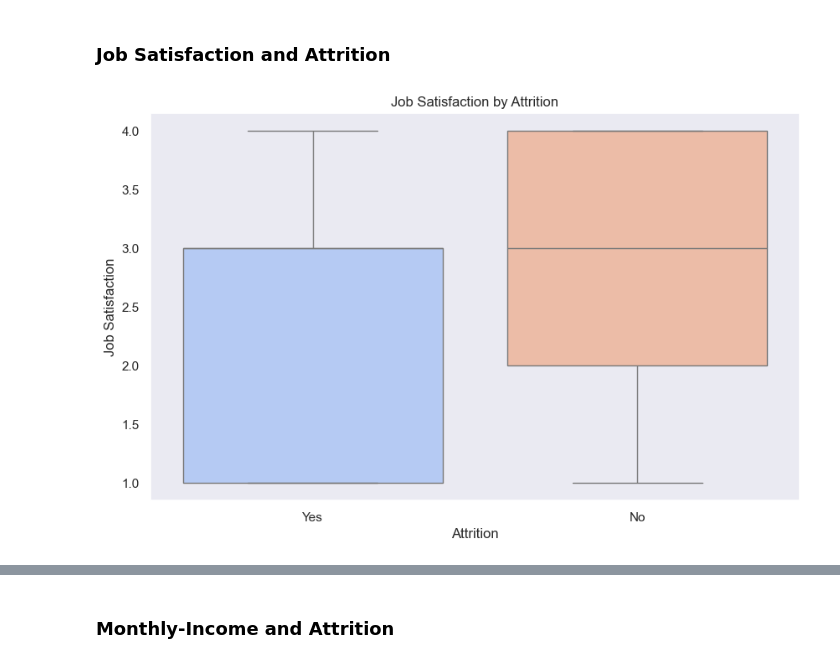
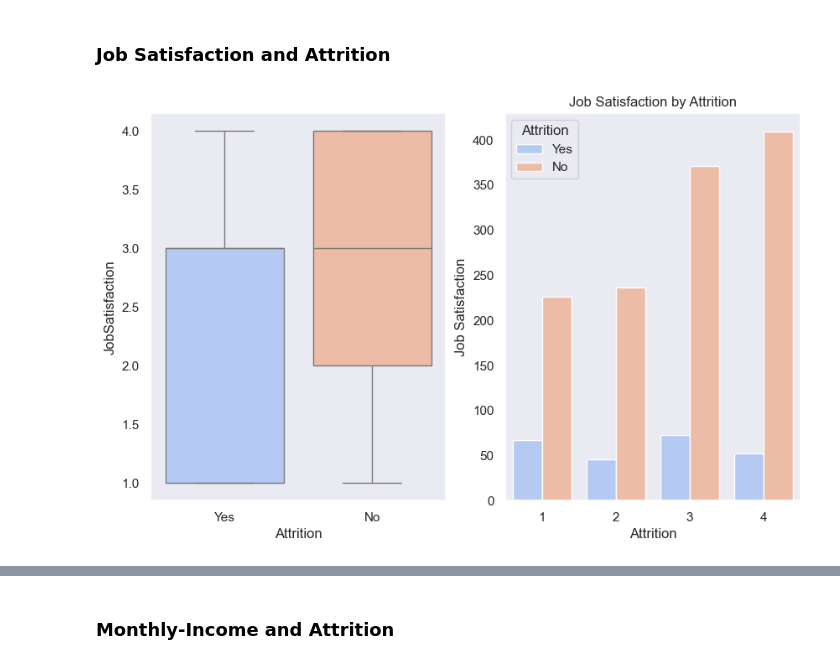
Before and after one commit to Aditya2413/hr_analysis, a Jupyter notebook: HR.ipynb, the cells around one changed output, grey strips where cells are left out. Saved outputs shown, nothing was run; the diff lists cells and outputs as text; code cells hidden in the pictures.

```diff
--- a/HR.ipynb
+++ b/HR.ipynb
@@ -222,26 +281,0 @@ def detect_outliers_iqr(df, column):
-# %%
-# Outlier Treatment
-out_col = ['']
-
-outlier_treatment_results = {}
-
-for col in numeric_cols:
-    # Detect outliers
-    outliers, lower, upper = detect_outliers_iqr(df, col)
-
-    # Count of outliers
-    outlier_count = outliers.shape[0]
-
-    # Treat outliers using capping (winsorization)
-    df[col] = df[col].clip(lower=lower, upper=upper)
-
-    # Store the results for summary
-    outlier_treatment_results[col] = {
-        "Outlier Count Before": outlier_count,
-        "Lower Bound": lower,
-        "Upper Bound": upper,
-    }
-
-# Convert results to a DataFrame for review
-outlier_treatment_summary_df = pd.DataFrame(outlier_treatment_results).T
-outlier_treatment_summary_df.sort_values("Outlier Count Before", ascending=False)
@@ -315,11 +369,13 @@ plt.show()
 ### Job Satisfaction and Attrition
 # %%
 # Visualizing Job Satisfaction by Attrition
-plt.figure(figsize=(10, 6))
-sns.boxplot(x="Attrition", y="JobSatisfaction", data=df, palette="coolwarm")
+fig, axs = plt.subplots(1,2,figsize=(10,6))
+
+sns.boxplot(x="Attrition", y="JobSatisfaction", data=df, palette="coolwarm",ax=axs[0])
+sns.countplot(x="JobSatisfaction",hue='Attrition', data=df, palette="coolwarm",ax=axs[1])
 plt.title("Job Satisfaction by Attrition")
 plt.xlabel("Attrition")
 plt.ylabel("Job Satisfaction")
 plt.show()
 # %% [output]
-[figure, old version]
+[figure, new version]
```
Also changed, not shown: parts of 23 cells of this notebook.
